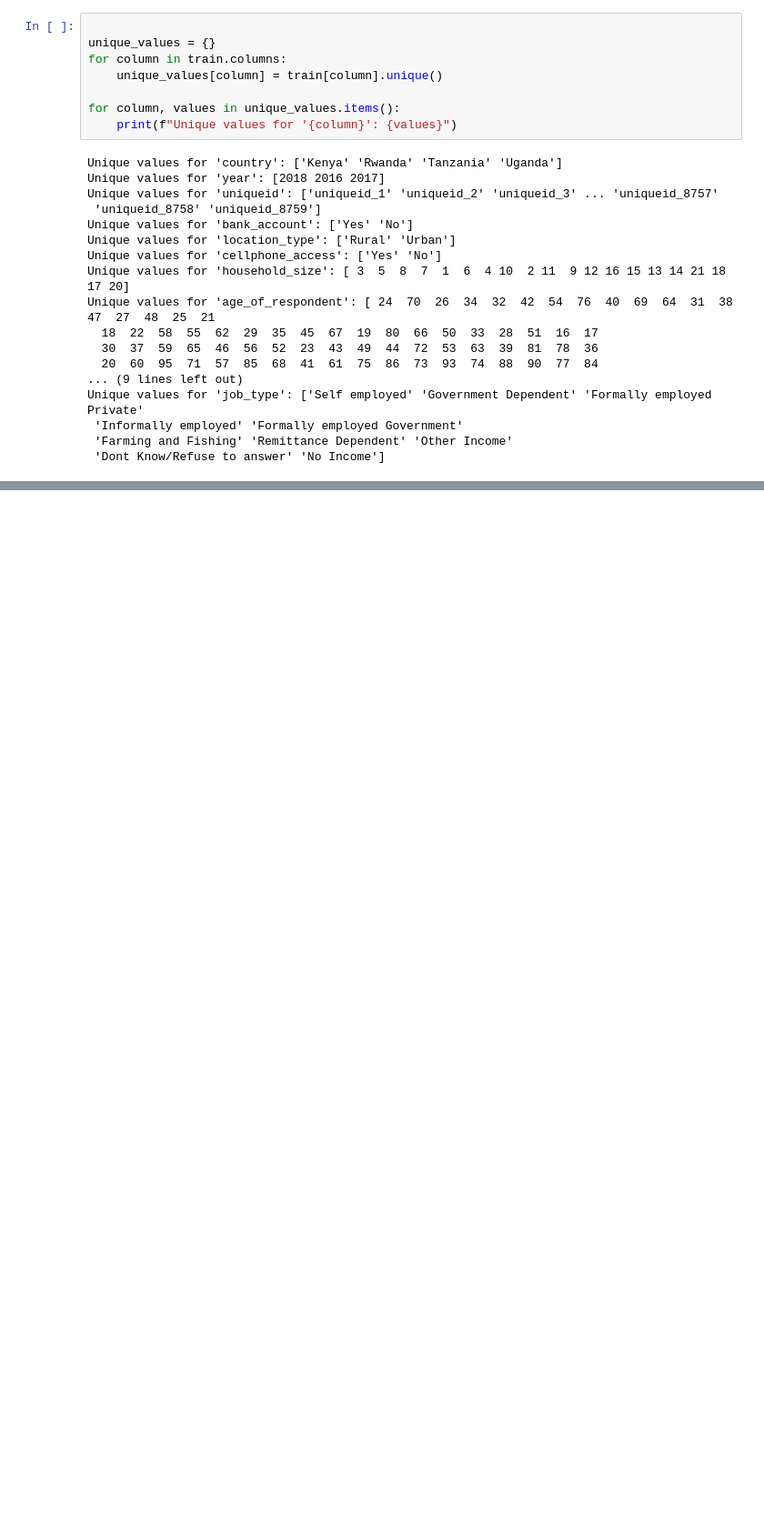
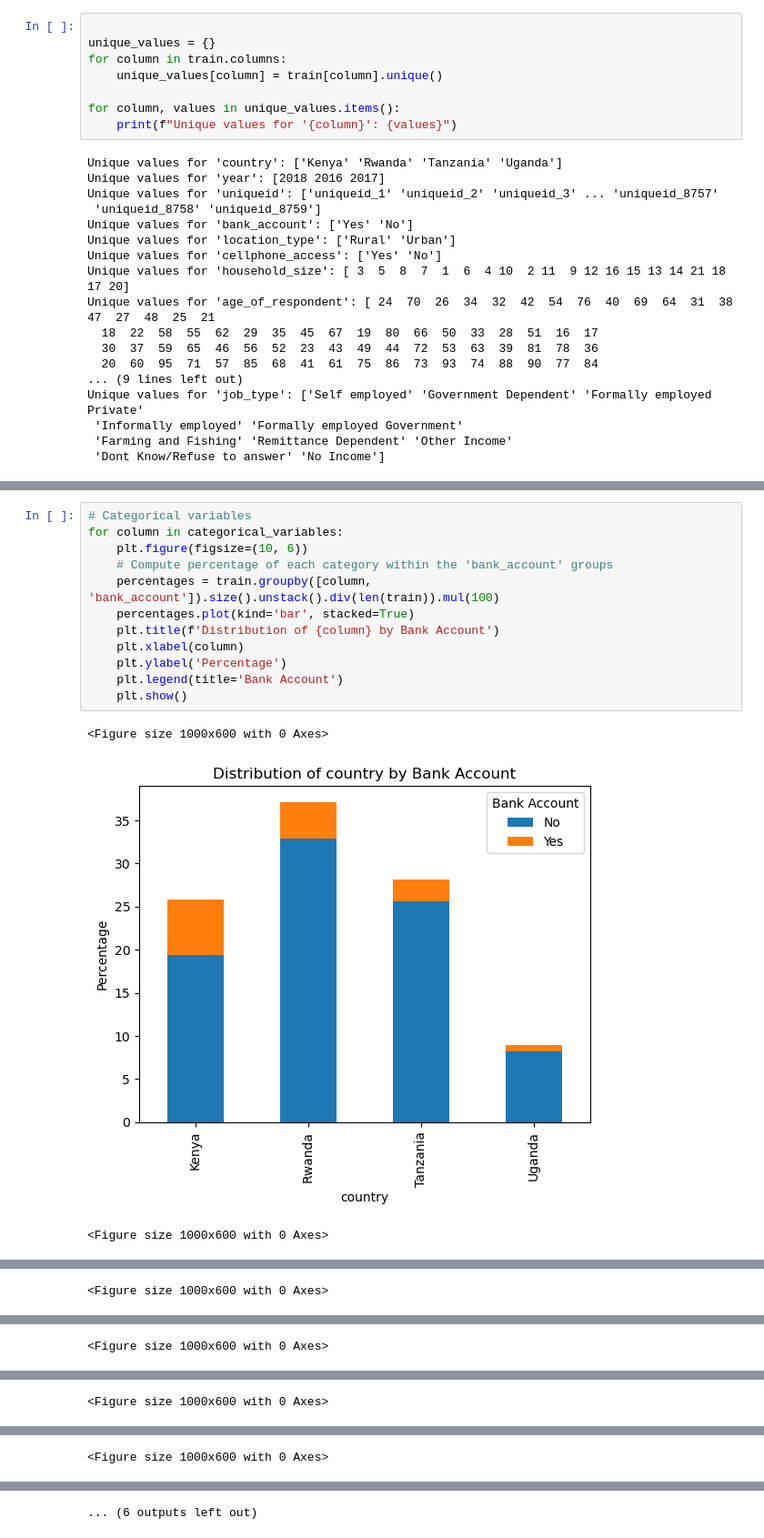
Before and after one commit to liciemw/FINANCIAL-INCLUSION-PROJECT, a Jupyter notebook: Untitled-1.ipynb, the cells around one changed output, grey strips where cells are left out. Shown: that part at 91% size. Saved outputs shown, nothing was run; the diff lists cells and outputs as text; blank space fills up the shorter version.

```diff
--- a/Untitled-1.ipynb
+++ b/Untitled-1.ipynb
@@ -80,0 +117,16 @@ Unique values for 'job_type': ['Self employed' 'Government Dependent' 'Formally
+# %%
+# Categorical variables
+for column in categorical_variables:
+    plt.figure(figsize=(10, 6))
+    # Compute percentage of each category within the 'bank_account' groups
+    percentages = train.groupby([column, 'bank_account']).size().unstack().div(len(train)).mul(100)
+    percentages.plot(kind='bar', stacked=True)
+    plt.title(f'Distribution of {column} by Bank Account')
+    plt.xlabel(column)
+    plt.ylabel('Percentage')
+    plt.legend(title='Bank Account')
+    plt.show()
+# %% [output]
+<Figure size 1000x600 with 0 Axes>
+[figure, added]
+<Figure size 1000x600 with 0 Axes>
@@ -80,0 +134 @@ Unique values for 'job_type': ['Self employed' 'Government Dependent' 'Formally
+<Figure size 1000x600 with 0 Axes>
@@ -80,0 +136 @@ Unique values for 'job_type': ['Self employed' 'Government Dependent' 'Formally
+<Figure size 1000x600 with 0 Axes>
@@ -80,0 +138 @@ Unique values for 'job_type': ['Self employed' 'Government Dependent' 'Formally
+<Figure size 1000x600 with 0 Axes>
@@ -80,0 +140 @@ Unique values for 'job_type': ['Self employed' 'Government Dependent' 'Formally
+<Figure size 1000x600 with 0 Axes>
@@ -80,0 +142 @@ Unique values for 'job_type': ['Self employed' 'Government Dependent' 'Formally
+... (6 outputs left out)
```
Also changed, not shown: parts of 3 cells of this notebook.
